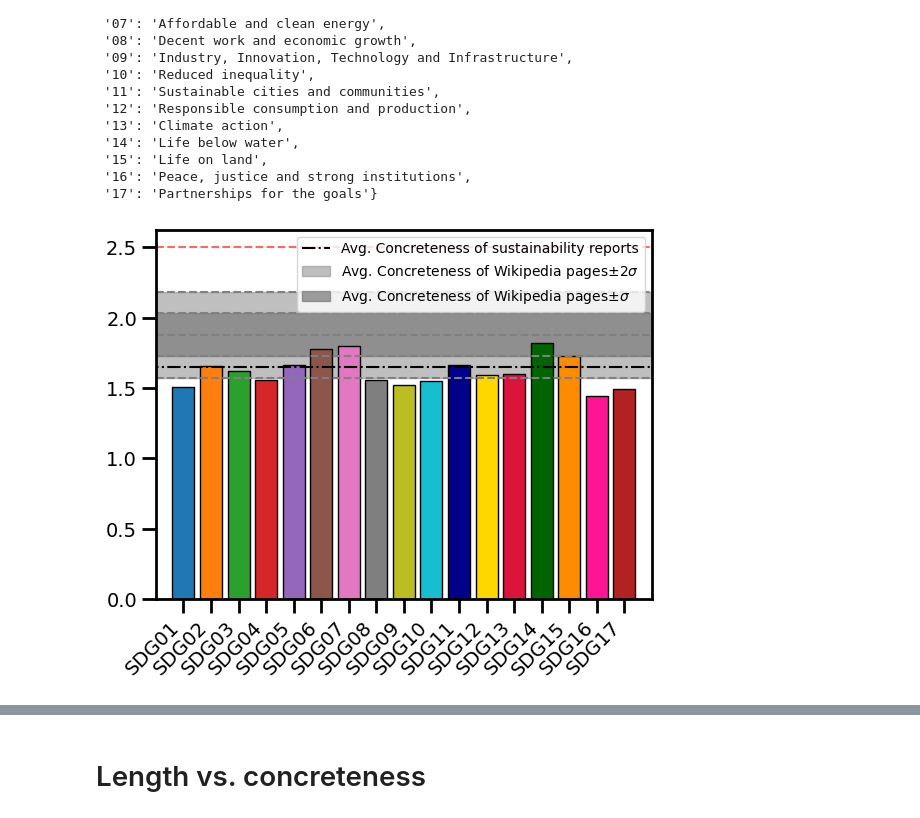
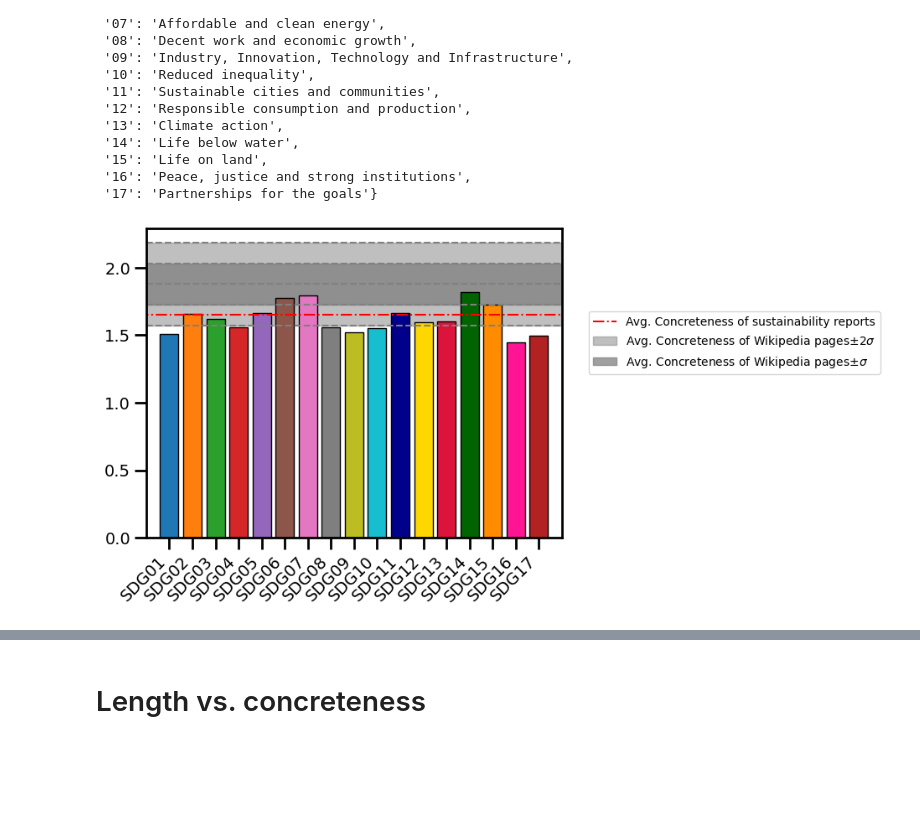
Before and after one commit to fabiosaracco/sdg_repos_advanced, a Jupyter notebook: 4_0_fa_r_vago.ipynb, the cells around one changed output, grey strips where cells are left out. Saved outputs shown, nothing was run; the diff lists cells and outputs as text; code cells hidden in the pictures; blank space fills up the shorter version.

```diff
--- a/4_0_fa_r_vago.ipynb
+++ b/4_0_fa_r_vago.ipynb
@@ -536,24 +564,25 @@ short_labels=['SDG'+key for key, value in sdg_helper.items()]
 # %%
 plt.hlines(np.mean(wiki_concr)+2*np.std(wiki_concr), 0, 18, color='gray', ls='--')
 plt.hlines(np.mean(wiki_concr)+np.std(wiki_concr), 0, 18, color='gray', ls='--')
 plt.hlines(np.mean(wiki_concr)-np.std(wiki_concr), 0, 18, color='gray', ls='--')
 plt.hlines(np.mean(wiki_concr)-2*np.std(wiki_concr), 0, 18, color='gray', ls='--')
 plt.hlines(np.mean(wiki_concr), -2, 18, color='gray', ls='--')
 
-plt.hlines(np.mean(avg_concr), -2, 18, color='black', ls='-.', label=r'Avg. Concreteness of sustainability reports')
+plt.hlines(np.mean(avg_concr), -2, 18, color='red', ls='-.', label=r'Avg. Concreteness of sustainability reports')
 
 y1 = np.ones(len(range(20)))*(np.mean(wiki_concr)-2*np.std(wiki_concr))
 y2 = np.ones(len(range(20)))*(np.mean(wiki_concr)+2*np.std(wiki_concr))
 
 plt.fill_between(np.arange(20), y1, y2, color="gray", alpha=0.5, label=r'Avg. Concreteness of Wikipedia pages$\pm2\sigma$')
 plt.fill_between(np.arange(20), y1+np.std(wiki_concr), y2-np.std(wiki_concr), color="gray", alpha=0.75, label=r'Avg. Concreteness of Wikipedia pages$\pm\sigma$')
-plt.hlines(2.5, -2, 20, color='r', ls='--', alpha=0.6)
+#plt.hlines(2.5, -2, 20, color='r', ls='--', alpha=0.6)
 
 plt.bar(np.arange(1, 18), fafas_concr, color=sdg_color_list, edgecolor='black')
 
 plt.xlim(0,18)
 plt.xticks(np.arange(1, 18), labels=short_labels, rotation=45,ha="right")
-plt.legend()
+plt.legend(bbox_to_anchor=(1.05, .75), loc='upper left')
+plt.savefig('./NewPlots/concreteness.png', dpi=300, bbox_inches='tight')
 plt.show()
 # %% [output]
-[figure, old version]
+[figure, new version]
```
Also changed, not shown: parts of 18 cells of this notebook, 4 other files.
